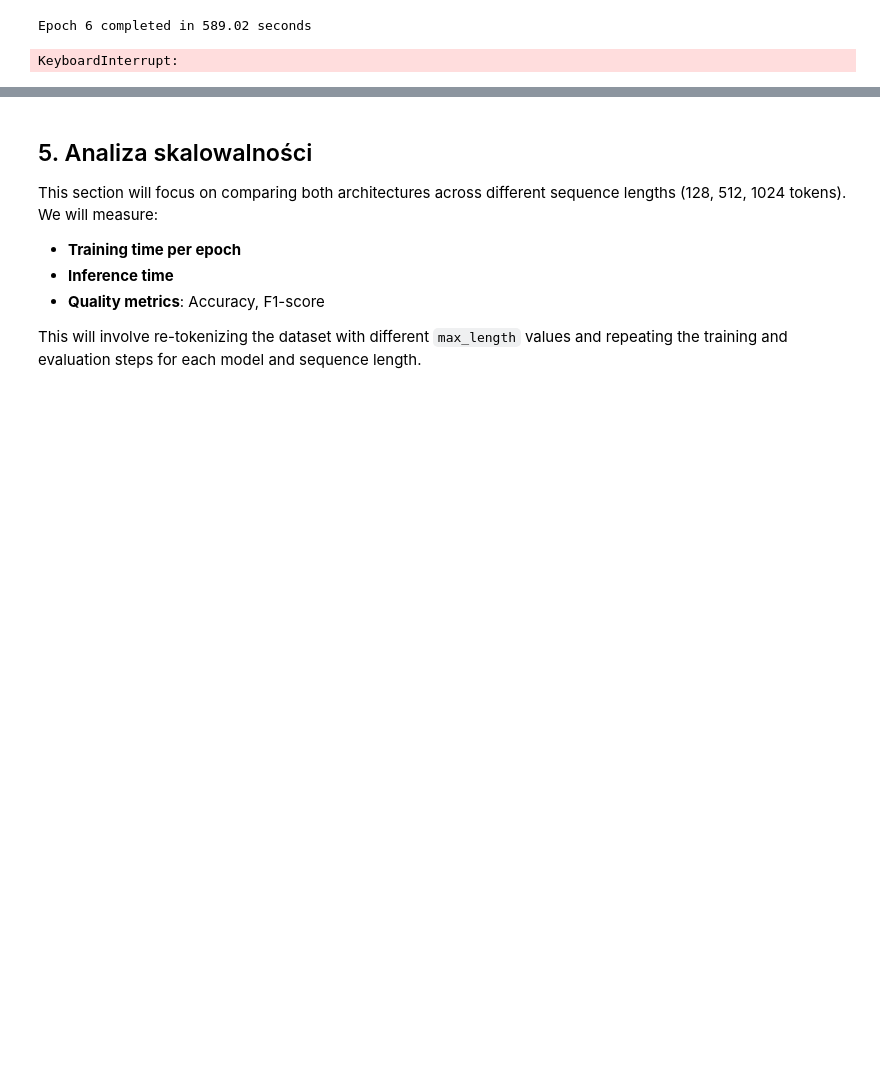
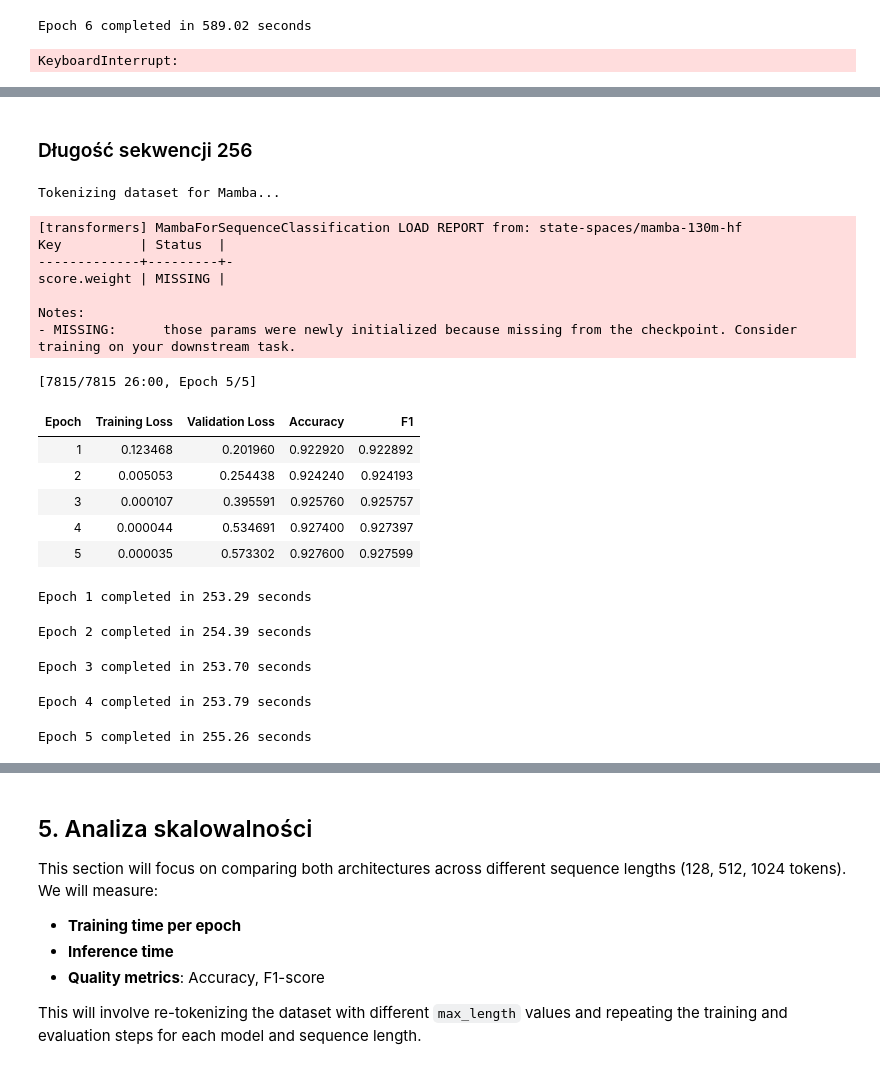
Before and after one commit to sikora77/LLM-26L-Projekt, a Jupyter notebook: LLM_Projekt.ipynb, the cells around one changed output, grey strips where cells are left out. Drawn from its saved outputs; the diff is of its cells as text; code cells hidden in the pictures; blank space fills up the shorter version.

```diff
--- a/LLM_Projekt.ipynb
+++ b/LLM_Projekt.ipynb
@@ -301,9 +356,10 @@ For Mamba, we will define a custom `MambaForSequenceClassification` model, as `t
 # %%
 from transformers import AutoTokenizer
+from transformers import GPTNeoXTokenizerFast
 
 def prepare_mamba_dataset(dataset, max_length=1024):
     # 1. Initialize the Mamba tokenizer
-    tokenizer = AutoTokenizer.from_pretrained("state-spaces/mamba-130m-hf")
+    tokenizer = GPTNeoXTokenizerFast.from_pretrained("state-spaces/mamba-130m-hf")
 
     # 2. CRITICAL FOR MAMBA: Assign the EOS token as the padding token
     tokenizer.pad_token = tokenizer.eos_token
@@ -396 +415,27 @@ class MambaForSequenceClassification(MambaPreTrainedModel):
+# %%
+class MambaForSequenceClassification(MambaPreTrainedModel):
+    def __init__(self, config):
+        super().__init__(config)
+        self.num_labels = config.num_labels
+        self.backbone = MambaModel(config)  # must be 'backbone' to match checkpoint keys
+        self.score = nn.Linear(config.hidden_size, self.num_labels, bias=False)
+        self.post_init()
+
+    def forward(self, input_ids=None, attention_mask=None, labels=None, **kwargs):
+        outputs = self.backbone(input_ids=input_ids, use_cache=False)
+        hidden  = outputs[0]  # (B, L, H)
+
+        if attention_mask is not None:
+            seq_lens = attention_mask.int().sum(-1) - 1
+            pooled   = hidden[torch.arange(hidden.size(0), device=hidden.device), seq_lens]
+        else:
+            pooled   = hidden[:, -1, :]
+
+        logits = self.score(pooled)
+
+        loss = None
+        if labels is not None:
+            loss = nn.CrossEntropyLoss()(logits.view(-1, self.num_labels), labels.view(-1))
+
+        return SequenceClassifierOutput(loss=loss, logits=logits, hidden_states=outputs.hidden_states)
 # %%
@@ -470,0 +540,39 @@ KeyboardInterrupt:
+# %% [markdown]
+### Długość sekwencji 256
+# %%
+import sys
+import torch # Import torch to get its __file__ attribute
+from transformers import DataCollatorWithPadding
+
+
+sys.modules['__main__'].__file__ = torch.__file__ # Point to an actual file from an imported module
+
+# 1. Process data for Mamba (supporting 1024 text length safely!)
+tokenized_dataset, mamba_tokenizer = prepare_mamba_dataset(dataset, max_length=256)
+
+# 2. Build the collator with the explicit Mamba tokenizer reference
+data_collator = DataCollatorWithPadding(tokenizer=mamba_tokenizer)
+
+# 3. Pass tokenized_dataset and data_collator into your trainer!
+fineTuneMambaClassification(tokenized_dataset,data_collator,batch_size=16)
+# %% [output]
+Tokenizing dataset for Mamba...
+[transformers] MambaForSequenceClassification LOAD REPORT from: state-spaces/mamba-130m-hf
+Key          | Status  |
+-------------+---------+-
+score.weight | MISSING |
+
+Notes:
+- MISSING:      those params were newly initialized because missing from the checkpoint. Consider training on your downstream task.
+[7815/7815 26:00, Epoch 5/5]
+| Epoch | Training Loss | Validation Loss | Accuracy | F1 |
+| 1 | 0.123468 | 0.201960 | 0.922920 | 0.922892 |
+| 2 | 0.005053 | 0.254438 | 0.924240 | 0.924193 |
+| 3 | 0.000107 | 0.395591 | 0.925760 | 0.925757 |
+| 4 | 0.000044 | 0.534691 | 0.927400 | 0.927397 |
+| 5 | 0.000035 | 0.573302 | 0.927600 | 0.927599 |
+Epoch 1 completed in 253.29 seconds
+Epoch 2 completed in 254.39 seconds
+Epoch 3 completed in 253.70 seconds
+Epoch 4 completed in 253.79 seconds
+Epoch 5 completed in 255.26 seconds
```
Also changed, not shown: parts of 37 cells of this notebook, 2 other files.
